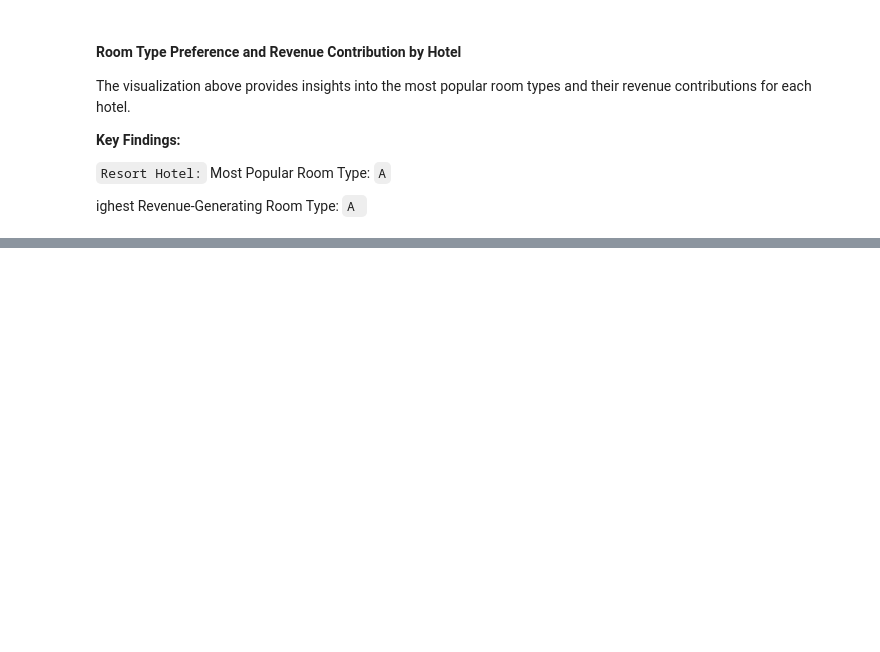
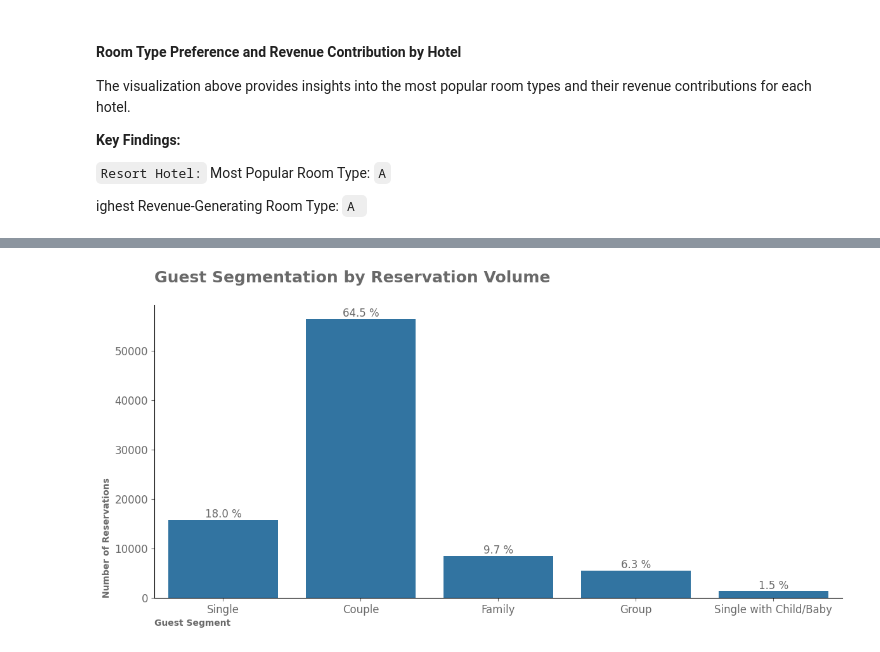
Before and after one commit to AliMSHGH/Hotel-_Bookings_Analysis, a Jupyter notebook: Hotel-_Bookings_Analysis.ipynb, the cells around one changed output, grey strips where cells are left out. Saved outputs shown, nothing was run; the diff lists cells and outputs as text; code cells hidden in the pictures; blank space fills up the shorter version.

```diff
--- a/Hotel-_Bookings_Analysis.ipynb
+++ b/Hotel-_Bookings_Analysis.ipynb
@@ -1378,0 +1381,6 @@ ighest Revenue-Generating Room Type: ``A ``
+# %%
+single_reservation = df.query(" adults == 1  & children == 0 & babies == 0 ")
+couple_reservation = df.query(" adults == 2  & children == 0 & babies == 0 ")
+family_reservation = df.query(" adults >= 2  & children > 0 |  babies > 0 ")
+group_reservation = df.query(" adults > 2  & children == 0 & babies == 0 ")
+single_adult_with_child_baby = df.query(" adults == 1  & children > 0 |  babies > 0 ")
@@ -1378,0 +1397,4 @@ ighest Revenue-Generating Room Type: ``A ``
+# %%
+reservation_counts = pd.DataFrame({'Category': ['Single', 'Couple', 'Family', 'Group', 'Single with Child/Baby'],
+                                    'Count': [len(single_reservation), len(couple_reservation), len(family_reservation), len(group_reservation), len(single_adult_with_child_baby)]})
+reservation_counts
@@ -1378,0 +1408,21 @@ ighest Revenue-Generating Room Type: ``A ``
+# %%
+reservation_counts_sum= reservation_counts['Count'].sum()
+
+fig, ax=plt.subplots( figsize=(14, 6))
+
+Categorize_guests_plot= sns.barplot(data=reservation_counts,x='Category', y='Count',ax=ax )
+
+Categorize_guests_plot.set_xlabel('Guest Segment',loc="left", weight="bold",fontsize=10 ,color="#696969")
+Categorize_guests_plot.set_ylabel('Number of Reservations',loc="bottom", weight="bold",fontsize=10 ,color="#696969")
+Categorize_guests_plot.set_title('Guest Segmentation by Reservation Volume \n', weight="bold",color='#696969', fontsize=18,loc="left")
+Categorize_guests_plot.spines[["right", "top"]].set_visible(False)
+
+for i in Categorize_guests_plot.containers:
+    Categorize_guests_plot.bar_label(i,fmt=lambda i: f'{(i/reservation_counts_sum)*100 :.1f} %',color='#696969', fontsize=12)
+
+Categorize_guests_plot.tick_params(axis="x", colors='#696969', labelsize="large")
+Categorize_guests_plot.tick_params(axis="y", colors='#696969', labelsize="large")
+
+plt.show()
+# %% [output]
+[figure, added]
```
Also changed, not shown: parts of 6 cells of this notebook.
